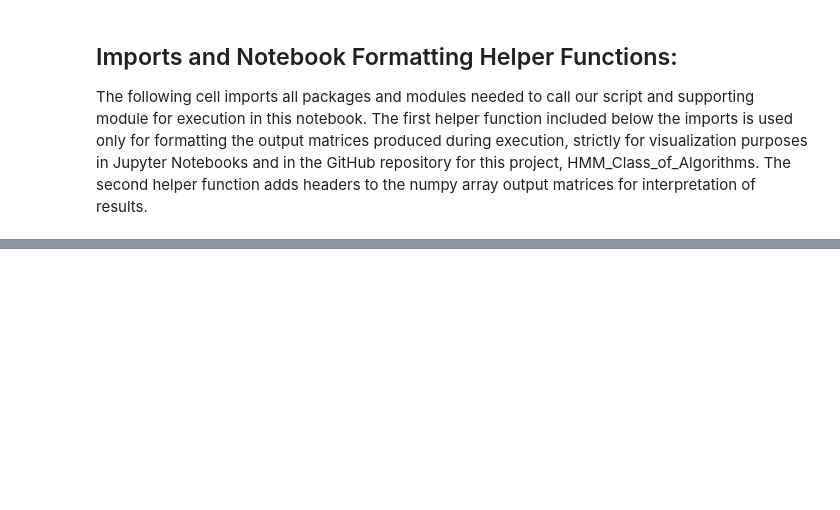
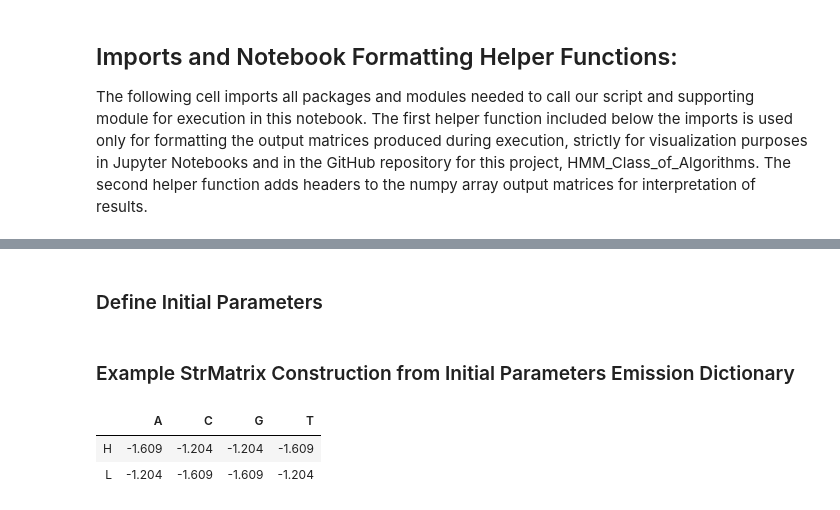
Before and after one commit to biotechiestefnie/HMM-Class-of-Algorithms, a Jupyter notebook: project10/HMM_Project10_Execution.ipynb, the cells around one changed output, grey strips where cells are left out. Cells and saved outputs as stored; diff of their text form; code cells hidden in the pictures; blank space fills up the shorter version.

```diff
--- a/project10/HMM_Project10_Execution.ipynb
+++ b/project10/HMM_Project10_Execution.ipynb
@@ -378,0 +96,2 @@ fb_states, fb_matrix = model.forward_backward_algorithm(obs)
+# %% [markdown]
+### Define Initial Parameters
@@ -378,0 +122,19 @@ fb_states, fb_matrix = model.forward_backward_algorithm(obs)
+# %% [markdown]
+### Example StrMatrix Construction from Initial Parameters Emission Dictionary
+# %%
+
+x = StrMatrix(emit_probs)
+
+# Format matrix with headers
+headered = format_matrix(
+    x.get_matrix(),
+    states=x.row_labels,
+    observation=x.col_labels
+)
+
+# Display with tabulate using first row as header
+display(show_matrix_html(headered))
+# %% [output]
+|  | A | C | G | T |
+| H | -1.609 | -1.204 | -1.204 | -1.609 |
+| L | -1.204 | -1.609 | -1.609 | -1.204 |
```
Also changed, not shown: parts of 51 cells of this notebook, 2 other files.
